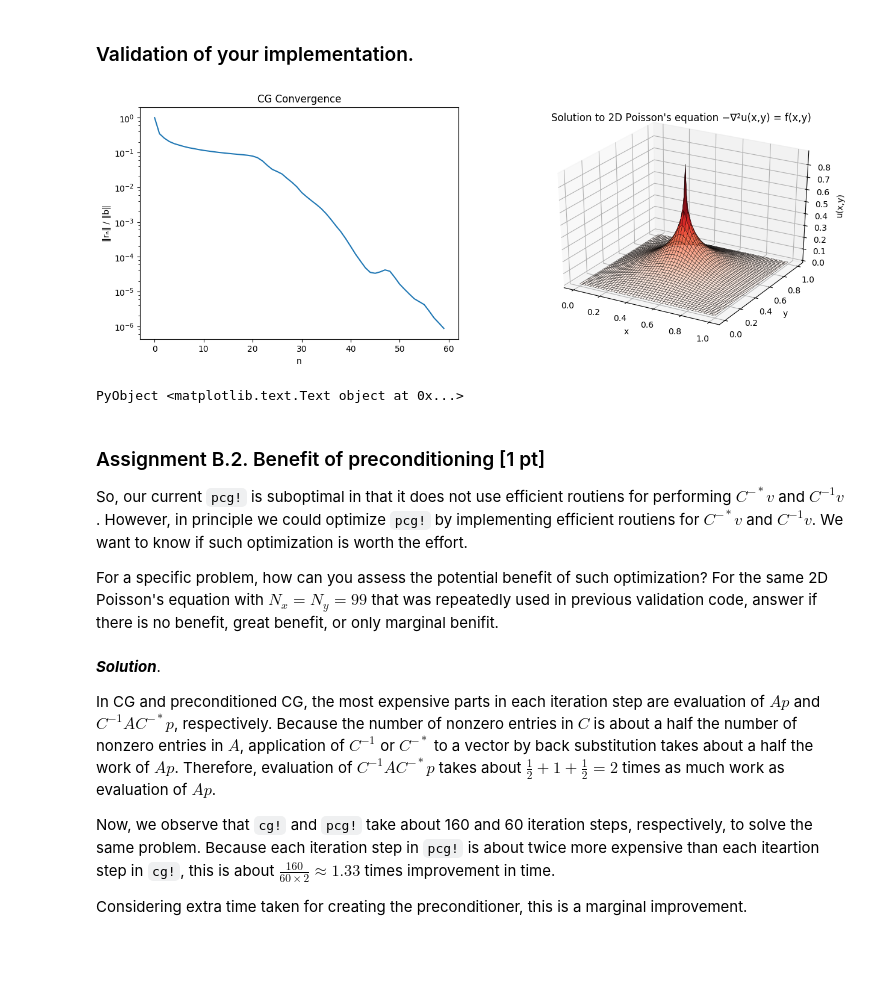
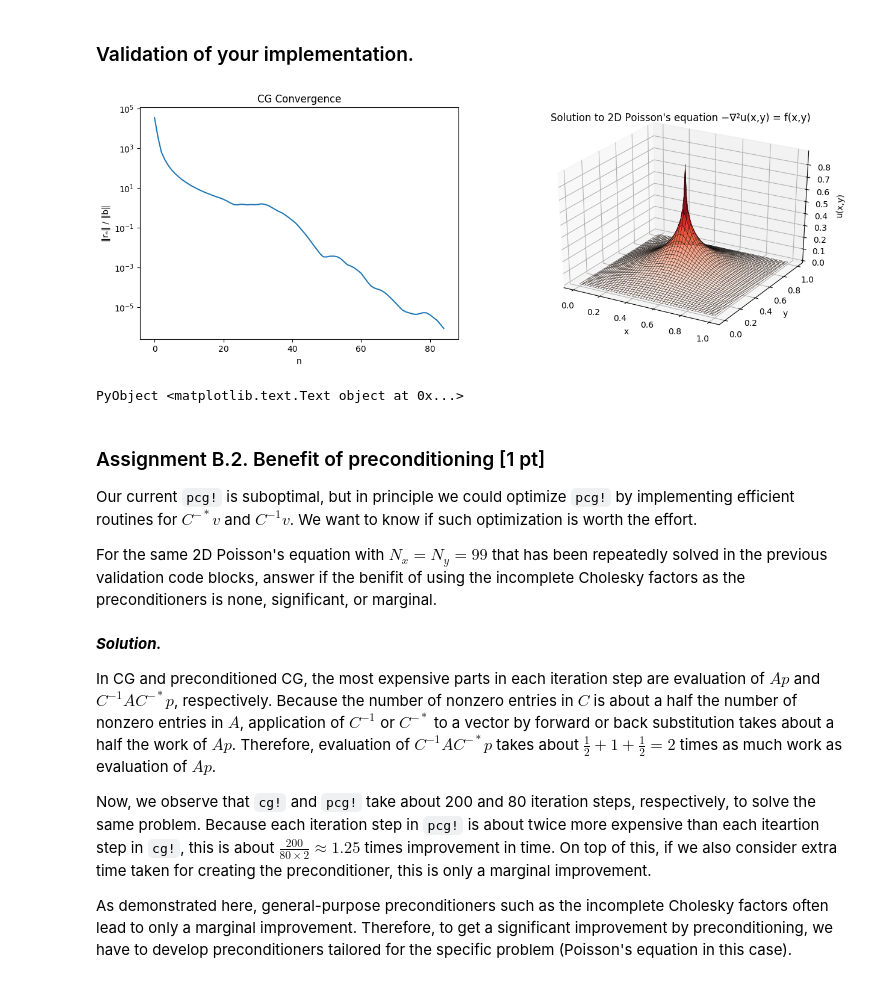
Before and after one commit to mitmath/18335, a Jupyter notebook: psets/PS5/ps5sol.ipynb, the cells around one changed output. Saved outputs shown, nothing was run; the diff lists cells and outputs as text; code cells hidden in the pictures; blank space fills up the shorter version.

```diff
--- a/psets/PS5/ps5sol.ipynb
+++ b/psets/PS5/ps5sol.ipynb
@@ -912,0 +582,21 @@ pcg! (generic function with 3 methods)
+# %%
+function icc_poisson2d!(A, Nx)
+    m = size(A,1)
+    for k = 1:m
+        A[k,k] = sqrt(A[k,k])
+        for i = (k+1, k+Nx)
+            if i ≤ m && A[i,k] ≠ 0
+                A[i,k] /= A[k,k]
+                A[k,i] = conj(A[i,k])
+                for j = (i-Nx, i-1, i)
+                    if j ≥ k+1 && A[i,j] ≠ 0
+                        A[i,j] -= A[i,k]*conj(A[j,k])
+                        # A[j,i] = conj(A[i,j]) is not needed.
+                    end
+                end
+            end
+        end
+    end
+
+    return nothing
+end
@@ -912,0 +609,14 @@ pcg! (generic function with 3 methods)
+# %%
+Nx, Ny = 11, 21
+N = Nx*Ny
+∆x = ∆y = 0.01
+
+A = poisson2d(∆x, ∆y, Nx, Ny);
+
+CC = copy(A)
+icc!(CC)
+
+CC2d = copy(A)
+icc_poisson2d!(CC2d, Nx)
+
+println("CC = CC2d?  $(CC==CC2d)")
@@ -924,49 +707,51 @@ f = zeros(Nx, Ny)
 f[cld(Nx,2), cld(Ny,2)] = 1e4
 
 b = f[:]
 
 # Solve the equation by PCG.
-C = icc_poisson2d(A, Nx)
-x = zeros(N)
-n, relres = pcg!(A, b, C, x)
+CC = copy(A)
+icc_poisson2d!(CC, Nx)
+x = copy(b)  # x = zeros(N)
+n, relres = pcg!(A, b, x, CC)
 
 # Prepare plot data.
 u = zeros(Nx+2, Ny+2)
 u[2:Nx+1, 2:Ny+1] = reshape(x, (Nx,Ny))
 
 xs = (0:Nx+1)*∆x .+ zeros(Ny+2)'
 ys = (0:Ny+1)'*∆y .+ zeros(Nx+2)
 
 # Plot the convergence behavior and the solution.
 using PyPlot
 figure(figsize=(15,5))
 
 subplot(121)
 semilogy(0:n, relres[1:n+1])
 title("CG Convergence")
 xlabel("n")
 ylabel("‖rₙ‖ / ‖b‖")
 
+PyPlot.PyObject(PyPlot.axes3D)
 subplot(122, projection="3d")
 plot_surface(xs, ys, u, rstride=2,edgecolors="k", cstride=2, cmap="Reds", alpha=0.8, linewidth=0.25)
 title("Solution to 2D Poisson's equation −∇²u(x,y) = f(x,y)")
 xlabel("x")
 ylabel("y")
 zlabel("u(x,y)")
 # %% [output]
-[figure, old version]
+[figure, new version]
 PyObject <matplotlib.text.Text object at 0x...>
 # %% [markdown]
 ### Assignment B.2.  Benefit of preconditioning [1 pt]
 
-So, our current `pcg!` is suboptimal in that it does not use efficient routiens for performing $C^{-*} v$ and $C^{-1} v$.  However, in principle we could optimize `pcg!` by implementing efficient routiens for $C^{-*} v$ and $C^{-1} v$.  We want to know if such optimization is worth the effort.
+Our current `pcg!` is suboptimal, but in principle we could optimize `pcg!` by implementing efficient routines for $C^{-*} v$ and $C^{-1} v$.  We want to know if such optimization is worth the effort.
 
-For a specific problem, how can you assess the potential benefit of such optimization?  For the same 2D Poisson's equation with $N_x = N_y = 99$ that was repeatedly used in previous validation code, answer if there is no benefit, great benefit, or only marginal benifit.
+For the same 2D Poisson's equation with $N_x = N_y = 99$ that has been repeatedly solved in the previous validation code blocks, answer if the benifit of using the incomplete Cholesky factors as the preconditioners is none, significant, or marginal.
 # %% [markdown]
-***Solution***.
+***Solution.***
 
-In CG and preconditioned CG, the most expensive parts in each iteration step are evaluation of $A p$ and $C^{-1} A C^{-*} p$, respectively.  Because the number of nonzero entries in $C$ is about a half the number of nonzero entries in $A$, application of $C^{-1}$ or $C^{-*}$ to a vector by back substitution takes about a half the work of $A p$.  Therefore, evaluation of $C^{-1} A C^{-*} p$ takes about $\frac{1}{2} + 1 + \frac{1}{2} = 2$ times as much work as evaluation of $A p$.
+In CG and preconditioned CG, the most expensive parts in each iteration step are evaluation of $A p$ and $C^{-1} A C^{-*} p$, respectively.  Because the number of nonzero entries in $C$ is about a half the number of nonzero entries in $A$, application of $C^{-1}$ or $C^{-*}$ to a vector by forward or back substitution takes about a half the work of $A p$.  Therefore, evaluation of $C^{-1} A C^{-*} p$ takes about $\frac{1}{2} + 1 + \frac{1}{2} = 2$ times as much work as evaluation of $A p$.
 
-Now, we observe that `cg!` and `pcg!` take about 160 and 60 iteration steps, respectively, to solve the same problem.  Because each iteration step in `pcg!` is about twice more expensive than each iteartion step in `cg!`, this is about $\frac{160}{60\times 2} \approx 1.33$ times improvement in time.
+Now, we observe that `cg!` and `pcg!` take about 200 and 80 iteration steps, respectively, to solve the same problem.  Because each iteration step in `pcg!` is about twice more expensive than each iteartion step in `cg!`, this is about $\frac{200}{80\times 2} \approx 1.25$ times improvement in time.  On top of this, if we also consider extra time taken for creating the preconditioner, this is only a marginal improvement.
 
-Considering extra time taken for creating the preconditioner, this is a marginal improvement.
+As demonstrated here, general-purpose preconditioners such as the incomplete Cholesky factors often lead to only a marginal improvement.  Therefore, to get a significant improvement by preconditioning, we have to develop preconditioners tailored for the specific problem (Poisson's equation in this case).
```
Also changed, not shown: parts of 91 cells of this notebook, 27 other files.
